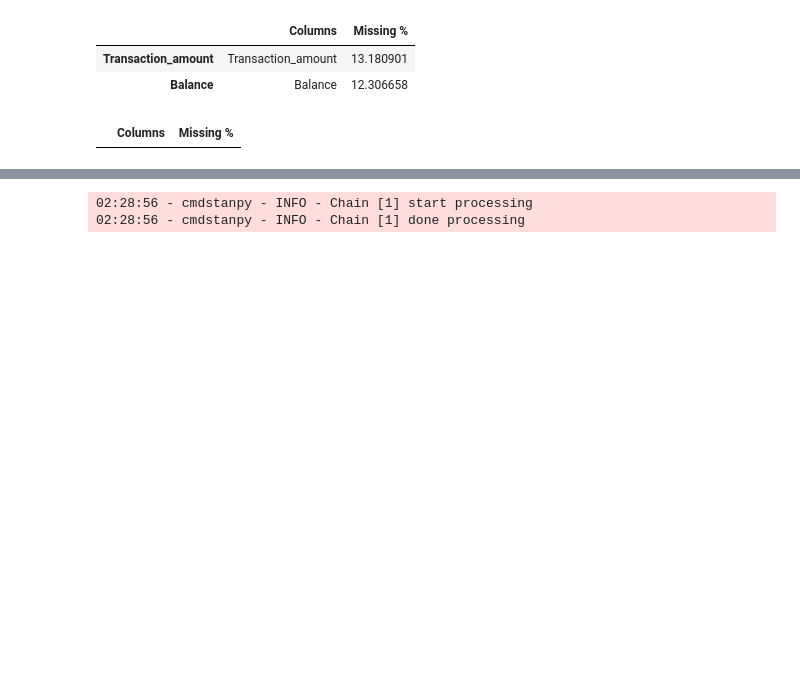
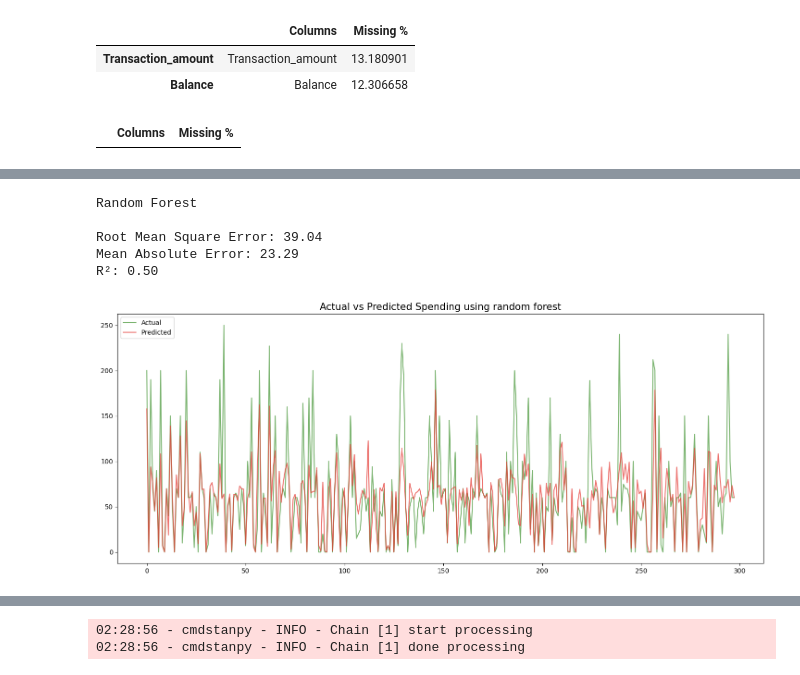
Before and after one commit to Brian342/Mpesa-Spending-Prediction-App, a Jupyter notebook: M-pesa Model.ipynb, the cells around one changed output, grey strips where cells are left out. Drawn from its saved outputs; the diff is of its cells as text; code cells hidden in the pictures; blank space fills up the shorter version.

```diff
--- a/M-pesa Model.ipynb
+++ b/M-pesa Model.ipynb
@@ -142,0 +214,19 @@ missing_values(clean_data)
+# %%
+# scaling the values
+from sklearn.preprocessing import StandardScaler, MinMaxScaler
+def get_scaler(scaling_type: str = 'standard'):
+    if scaling_type == 'standard':
+        return StandardScaler()
+    elif scaling_type == 'minmax':
+        return MinMaxScaler()
+    else:
+        raise ValueError('Unsupported scaler, use standard or minmax')
+def scale_train_test(x_train, x_test, scaling_type='standard'):
+    scaler = get_scaler(scaling_type)
+    x_train_scaled = scaler.fit_transform(x_train)
+    x_test_scaled = scaler.transform(x_test)
+
+    with open('Models/scaler.pkl', 'wb') as f:
+        pickle.dump(scaler, f)
+
+    return x_train_scaled, x_test_scaled, scaler
@@ -221,20 +312,39 @@ x_train_scaled, x_test_scaled, scaler = scale_train_test(x_train, x_test, scalin
 # %%
-# saving the model to file
 import pickle
+with open('Models/Mpesa_RandomForestRegression.pkl', 'rb') as f:
+    loaded_model = pickle.load(f)
 
-#with open('Models/scaler.pkl', 'wb') as f:
-#     pickle.dump(scaler, f)
-
-with open('Models/df_encoding.pkl', 'wb') as f:
-     pickle.dump(df_encoding, f)
+y_pred_rf = loaded_model.predict(x_test_scaled)
 # %%
-from sklearn.linear_model import LinearRegression
-model_lr = LinearRegression()
-model_lr.fit(x_train_scaled, y_train)
+# Evaluate the  Random Forest model
+from sklearn.metrics import mean_absolute_error, mean_squared_error, r2_score
 
-# saving the model
-with open('Models/Mpesa_LinearRegression.pkl', 'wb') as f:
-    pickle.dump(model_lr, f)
+mse_rf = mean_squared_error(y_test, y_pred_rf)
+rmse_rf = np.sqrt(mse_rf)
+mae_rf = mean_absolute_error(y_test, y_pred_rf)
+r2_rf = r2_score(y_test, y_pred_rf)
+
+print("Random Forest")
+print()
+print(f"Root Mean Square Error: {rmse_rf:.2f}")
+print(f"Mean Absolute Error: {mae_rf:.2f}")
+print(f"R²: {r2_rf:.2f}")
+# %% [output]
+Random Forest
+
+Root Mean Square Error: 39.04
+Mean Absolute Error: 23.29
+R²: 0.50
 # %%
-y_pred = model_lr.predict(x_test_scaled)
+# visualizing the model
+plt.figure(figsize=(18, 7))
+plt.plot(y_test.values, label='Actual', alpha=0.7, color='#439534')
+plt.plot(y_pred_rf, label='Predicted', alpha=0.7, color='#E53631')
+plt.legend()
+plt.title("Actual vs Predicted Spending using random forest", fontsize=15)
+plt.savefig("Charts/Actual_vs_predicted_spending_using_random_forest.png", dpi=300, bbox_inches='tight')
+plt.show()
+plt.close()
+# %% [output]
+[figure, added]
 # %%
```
Also changed, not shown: parts of 22 cells of this notebook, 8 other files.
